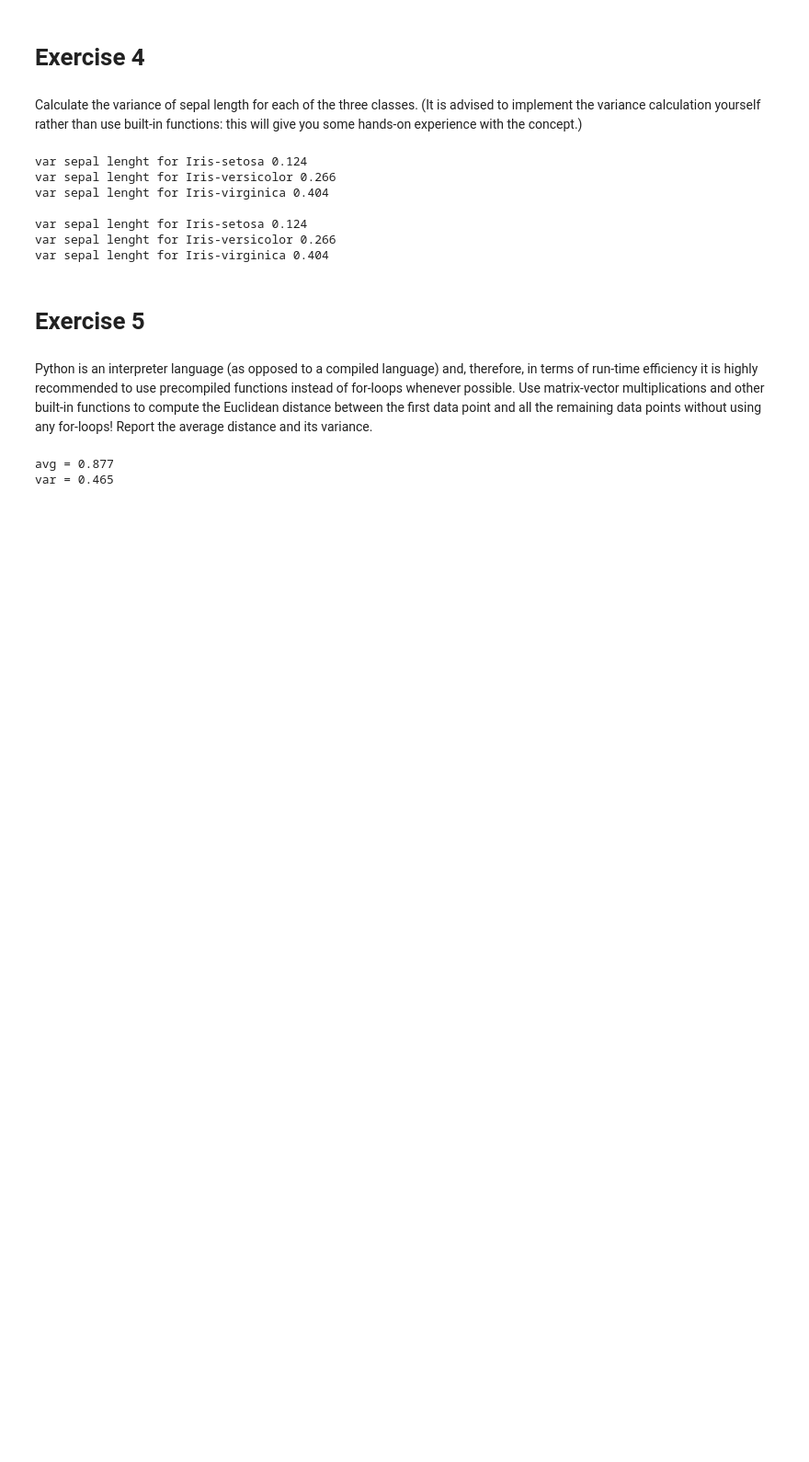
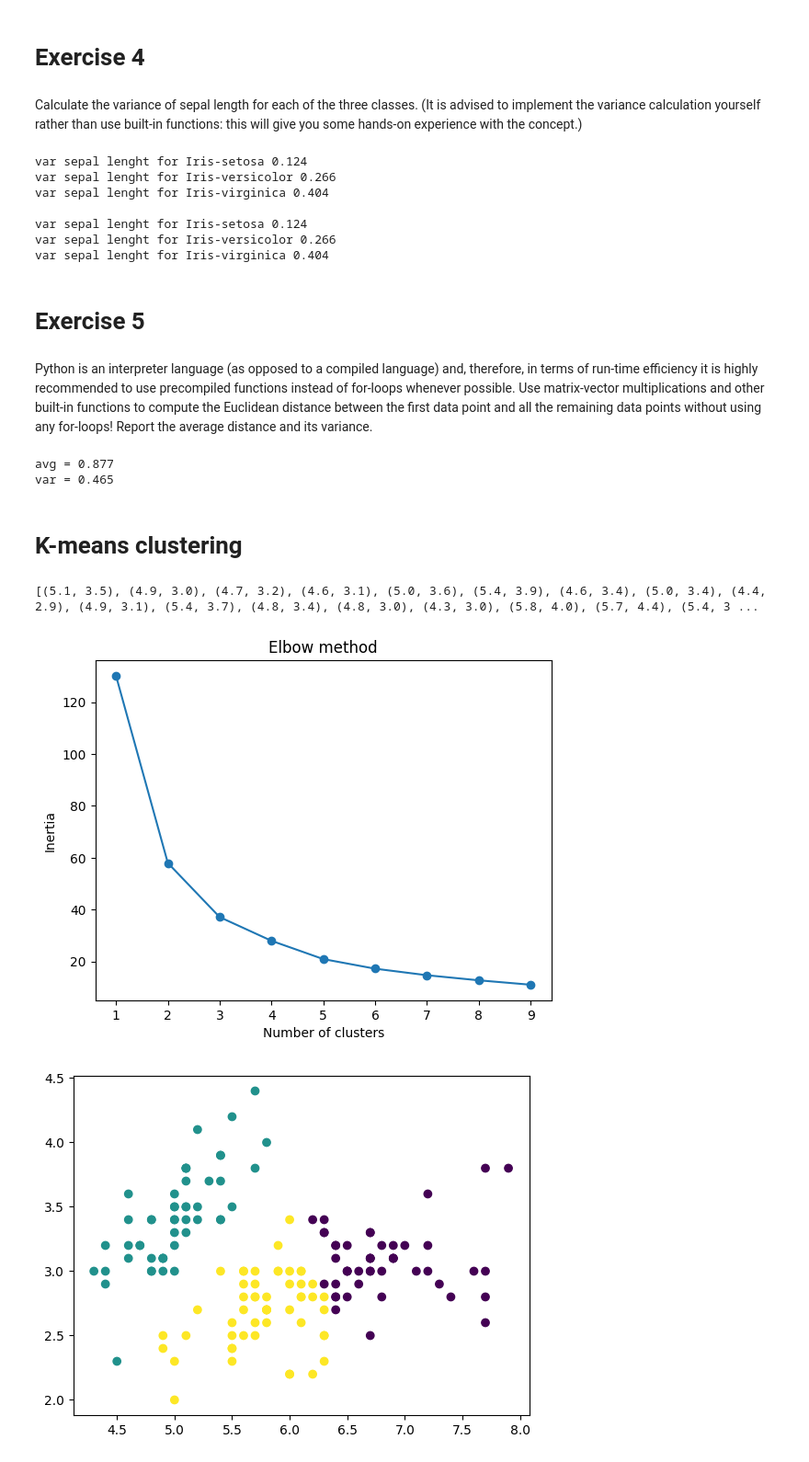
Before and after one commit to Husted42/machineLearning, a Jupyter notebook: pre/exercises/iris/pipeline.ipynb, the cells around one changed output. Shown at 92% size. Cells and saved outputs as stored; diff of their text form; code cells hidden in the pictures; blank space fills up the shorter version.

Commit message:
Kmeans

```diff
--- a/pre/exercises/iris/pipeline.ipynb
+++ b/pre/exercises/iris/pipeline.ipynb
@@ -123,3 +123,33 @@ print('var =', round(fromFirstEntry('sepal_L')[1], 3))
 # %% [output]
 avg = 0.877
 var = 0.465
+# %% [markdown]
+# K-means clustering
+# %%
+def kMeans_plotSepalLW():
+    x, y = data['sepal_L'].to_numpy(), data['sepal_W'].to_numpy()
+    data_samples = list(zip(x,y))
+    print(data_samples)
+    inertias = []
+    for i in range (1, 10):
+        kmeans = KMeans(n_clusters=i)
+        kmeans.fit(data_samples)
+        inertias.append(kmeans.inertia_)
+    plt.plot(range(1,10), inertias, marker='o')
+    plt.title('Elbow method')
+    plt.xlabel('Number of clusters')
+    plt.ylabel('Inertia')
+    plt.show()
+
+    ''' We can see that the "elbow" on the graph is at K=3  '''
+    kmeans = KMeans(n_clusters=3)
+    kmeans.fit(data_samples)
+
+    plt.scatter(x, y, c=kmeans.labels_)
+    plt.show()
+
+kMeans_plotSepalLW()
+# %% [output]
+[(5.1, 3.5), (4.9, 3.0), (4.7, 3.2), (4.6, 3.1), (5.0, 3.6), (5.4, 3.9), (4.6, 3.4), (5.0, 3.4), (4.4, 2.9), (4.9, 3.1), (5.4, 3.7), (4.8, 3.4), (4.8, 3.0), (4.3, 3.0), (5.8, 4.0), (5.7, 4.4), (5.4, 3 ...
+[figure, added]
+[figure, added]
```
Also changed, not shown: parts of 1 cell of this notebook, 1 other file.
